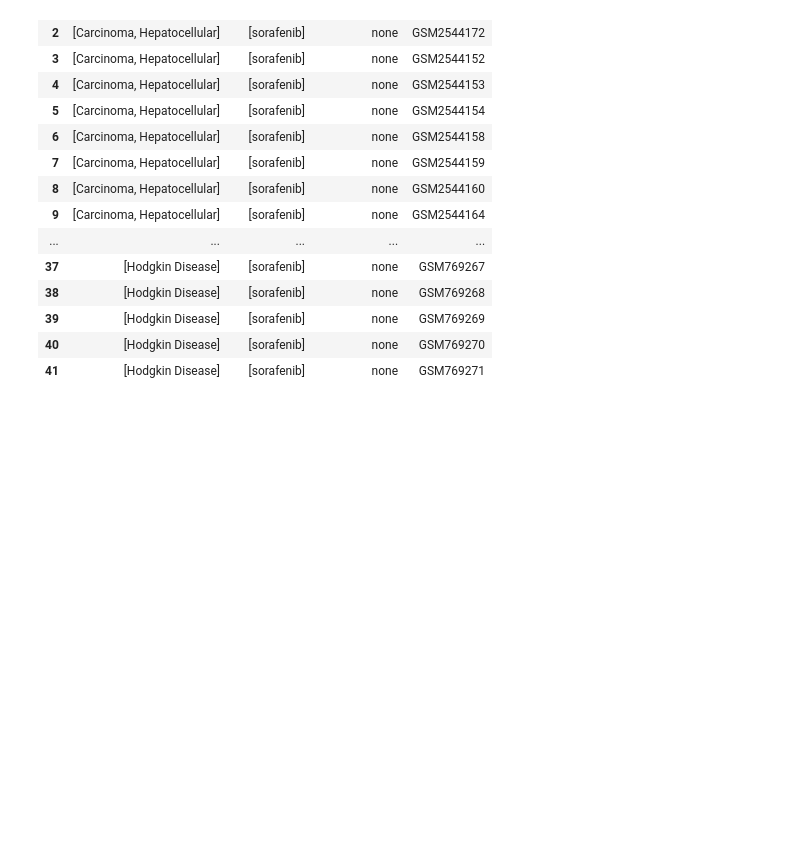
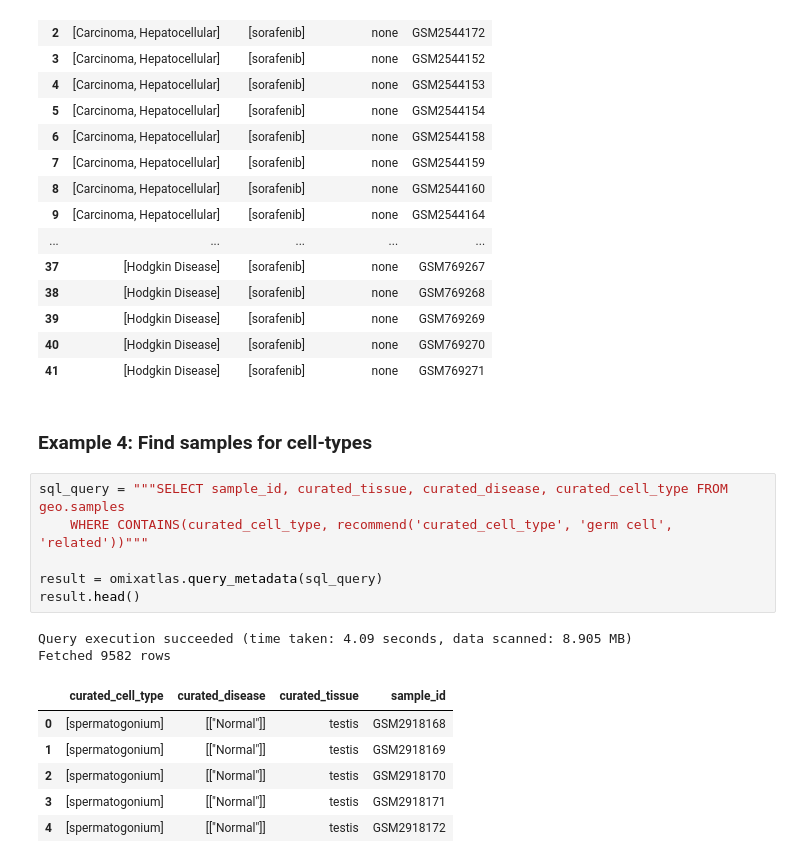
Before and after one commit to ElucidataInc/polly-python, a Jupyter notebook: Discover/ontology_driven_recommendation.ipynb, the cells around one changed output. Saved outputs shown, nothing was run; the diff lists cells and outputs as text; blank space fills up the shorter version.

Commit message:
update notebook for cell-type recc

```diff
--- a/Discover/ontology_driven_recommendation.ipynb
+++ b/Discover/ontology_driven_recommendation.ipynb
@@ -326,3 +413,20 @@ Fetched 42 rows
 | 39 | [Hodgkin Disease] | [sorafenib] | none | GSM769269 |
 | 40 | [Hodgkin Disease] | [sorafenib] | none | GSM769270 |
 | 41 | [Hodgkin Disease] | [sorafenib] | none | GSM769271 |
+# %% [markdown]
+### Example 4: Find samples for cell-types
+# %%
+sql_query = """SELECT sample_id, curated_tissue, curated_disease, curated_cell_type FROM geo.samples
+    WHERE CONTAINS(curated_cell_type, recommend('curated_cell_type', 'germ cell', 'related'))"""
+
+result = omixatlas.query_metadata(sql_query)
+result.head()
+# %% [output]
+Query execution succeeded (time taken: 4.09 seconds, data scanned: 8.905 MB)
+Fetched 9582 rows
+|  | curated_cell_type | curated_disease | curated_tissue | sample_id |
+| 0 | [spermatogonium] | [["Normal"]] | testis | GSM2918168 |
+| 1 | [spermatogonium] | [["Normal"]] | testis | GSM2918169 |
+| 2 | [spermatogonium] | [["Normal"]] | testis | GSM2918170 |
+| 3 | [spermatogonium] | [["Normal"]] | testis | GSM2918171 |
+| 4 | [spermatogonium] | [["Normal"]] | testis | GSM2918172 |
```
Also changed, not shown: parts of 17 cells of this notebook.
